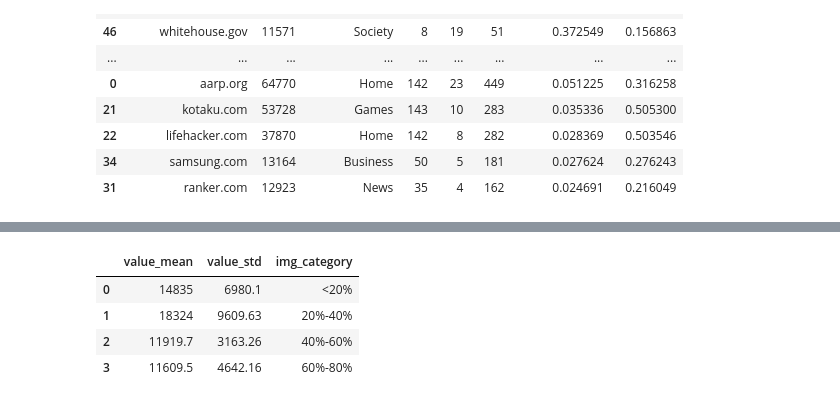
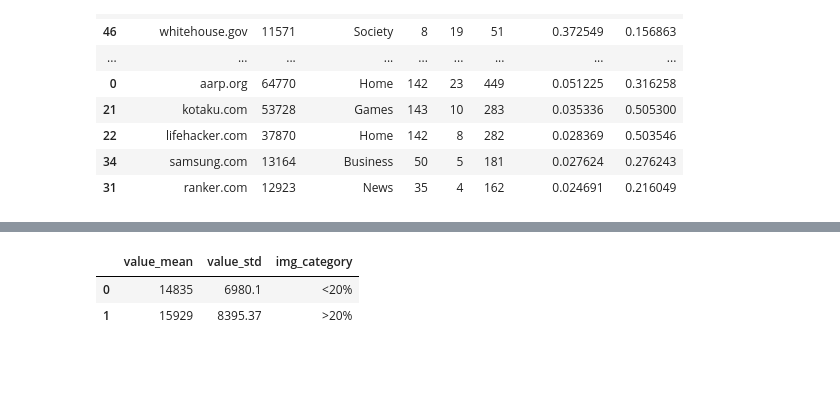
Before and after one commit to agarwal1510/webgaze-523, a Jupyter notebook: Image_Heavy_Category.ipynb, the cells around one changed output, grey strips where cells are left out. Drawn from its saved outputs; the diff is of its cells as text; code cells hidden in the pictures; blank space fills up the shorter version.

```diff
--- a/Image_Heavy_Category.ipynb
+++ b/Image_Heavy_Category.ipynb
@@ -77,7 +112,8 @@ df_mobile_new
 df_implicit_new=pd.DataFrame(columns=['value_mean','value_std', 'img_category'])
 
 df_scroll_implicit = df_scroll_implicit.sort_values('image_percent')
-bins =  np.arange(0,1.0,0.2)
+#bins =  np.arange(0,1.0,0.2)
+bins = np.array([0.2])
 ind = np.digitize(df_scroll_implicit['image_percent'],bins)
 
 df_implicit_img = df_scroll_implicit.groupby(ind, as_index = False).mean()
@@ -87,14 +123,14 @@ for index,row in df_implicit_img.iterrows():
     df_implicit_new.loc[df_implicit_new.img_category == row['image_percent'], 'value_mean']=row['value']
     if row['image_percent'] >= 0 and row['image_percent'] < 0.2:
         df_implicit_new.loc[df_implicit_new.img_category == row['image_percent'], 'img_category'] = "<20%"
-    elif row['image_percent'] >= 0.2 and row['image_percent'] < 0.4:
-        df_implicit_new.loc[df_implicit_new.img_category == row['image_percent'], 'img_category'] = "20%-40%"
-    elif row['image_percent'] >= 0.4 and row['image_percent'] < 0.6:
-        df_implicit_new.loc[df_implicit_new.img_category == row['image_percent'], 'img_category'] = "40%-60%"
-    elif row['image_percent'] >= 0.6 and row['image_percent'] < 0.8:
-        df_implicit_new.loc[df_implicit_new.img_category == row['image_percent'], 'img_category'] = "60%-80%"
-    elif row['image_percent'] >= 0.8 and row['image_percent'] <= 1:
-        df_implicit_new.loc[df_implicit_new.img_category == row['image_percent'], 'img_category'] = "80%-100%"
+    else: #row['image_percent'] >= 0.2 and row['image_percent'] < 0.4:
+        df_implicit_new.loc[df_implicit_new.img_category == row['image_percent'], 'img_category'] = ">20%"
+#     elif row['image_percent'] >= 0.4 and row['image_percent'] < 0.6:
+#         df_implicit_new.loc[df_implicit_new.img_category == row['image_percent'], 'img_category'] = "40%-60%"
+#     elif row['image_percent'] >= 0.6 and row['image_percent'] < 0.8:
+#         df_implicit_new.loc[df_implicit_new.img_category == row['image_percent'], 'img_category'] = "60%-80%"
+#     elif row['image_percent'] >= 0.8 and row['image_percent'] <= 1:
+#         df_implicit_new.loc[df_implicit_new.img_category == row['image_percent'], 'img_category'] = "80%-100%"
 
 df_implicit_img = df_scroll_implicit.groupby(ind, as_index = False).agg(np.std, ddof=1)
 
@@ -110,39 +144,38 @@ df_implicit_new
 # %%
 df_median_new=pd.DataFrame(columns=['value_mean','value_std', 'img_category'])
 
 df_scroll_median = df_scroll_median.sort_values('image_percent')
 #print (df_scroll_median)
-bins =  np.arange(0,1.0,0.2)
+#bins =  np.arange(0,1.0,0.2)
+bins = np.array([0.2])
 ind = np.digitize(df_scroll_median['image_percent'],bins)
 
 df_median_img = df_scroll_median.groupby(ind, as_index = False).mean()
 #print (df_median_img)
 
 df_median_new['img_category'] = df_median_img['image_percent']
 for index,row in df_median_img.iterrows():
     df_median_new.loc[df_median_new.img_category == row['image_percent'], 'value_mean']=row['value']
     if row['image_percent'] >= 0 and row['image_percent'] < 0.2:
         df_median_new.loc[df_median_new.img_category == row['image_percent'], 'img_category'] = "<20%"
-    elif row['image_percent'] >= 0.2 and row['image_percent'] < 0.4:
-        df_median_new.loc[df_median_new.img_category == row['image_percent'], 'img_category'] = "20%-40%"
-    elif row['image_percent'] >= 0.4 and row['image_percent'] < 0.6:
-        df_median_new.loc[df_median_new.img_category == row['image_percent'], 'img_category'] = "40%-60%"
-    elif row['image_percent'] >= 0.6 and row['image_percent'] < 0.8:
-        df_median_new.loc[df_median_new.img_category == row['image_percent'], 'img_category'] = "60%-80%"
-    elif row['image_percent'] >= 0.8 and row['image_percent'] <= 1:
-        df_median_new.loc[df_median_new.img_category == row['image_percent'], 'img_category'] = "80%-100%"
+    else: #row['image_percent'] >= 0.2 and row['image_percent'] < 0.4:
+        df_median_new.loc[df_median_new.img_category == row['image_percent'], 'img_category'] = ">20%"
+#     elif row['image_percent'] >= 0.4 and row['image_percent'] < 0.6:
+#         df_median_new.loc[df_median_new.img_category == row['image_percent'], 'img_category'] = "40%-60%"
+#     elif row['image_percent'] >= 0.6 and row['image_percent'] < 0.8:
+#         df_median_new.loc[df_median_new.img_category == row['image_percent'], 'img_category'] = "60%-80%"
+#     elif row['image_percent'] >= 0.8 and row['image_percent'] <= 1:
+#         df_median_new.loc[df_median_new.img_category == row['image_percent'], 'img_category'] = "80%-100%"
 
 df_median_img = df_scroll_median.groupby(ind, as_index = False).agg(np.std, ddof=1)
 
 for index,row in df_median_img.iterrows():
     df_median_new.loc[df_median_new.index == index,'value_std']=row['value']
 df_median_new
 # %% [output]
 |  | value_mean | value_std | img_category |
 | 0 | 14835 | 6980.1 | <20% |
-| 1 | 18324 | 9609.63 | 20%-40% |
-| 2 | 11919.7 | 3163.26 | 40%-60% |
-| 3 | 11609.5 | 4642.16 | 60%-80% |
+| 1 | 15929 | 8395.37 | >20% |
 # %%
 np.random.seed(0)
 
```
Also changed, not shown: parts of 5 cells of this notebook.
